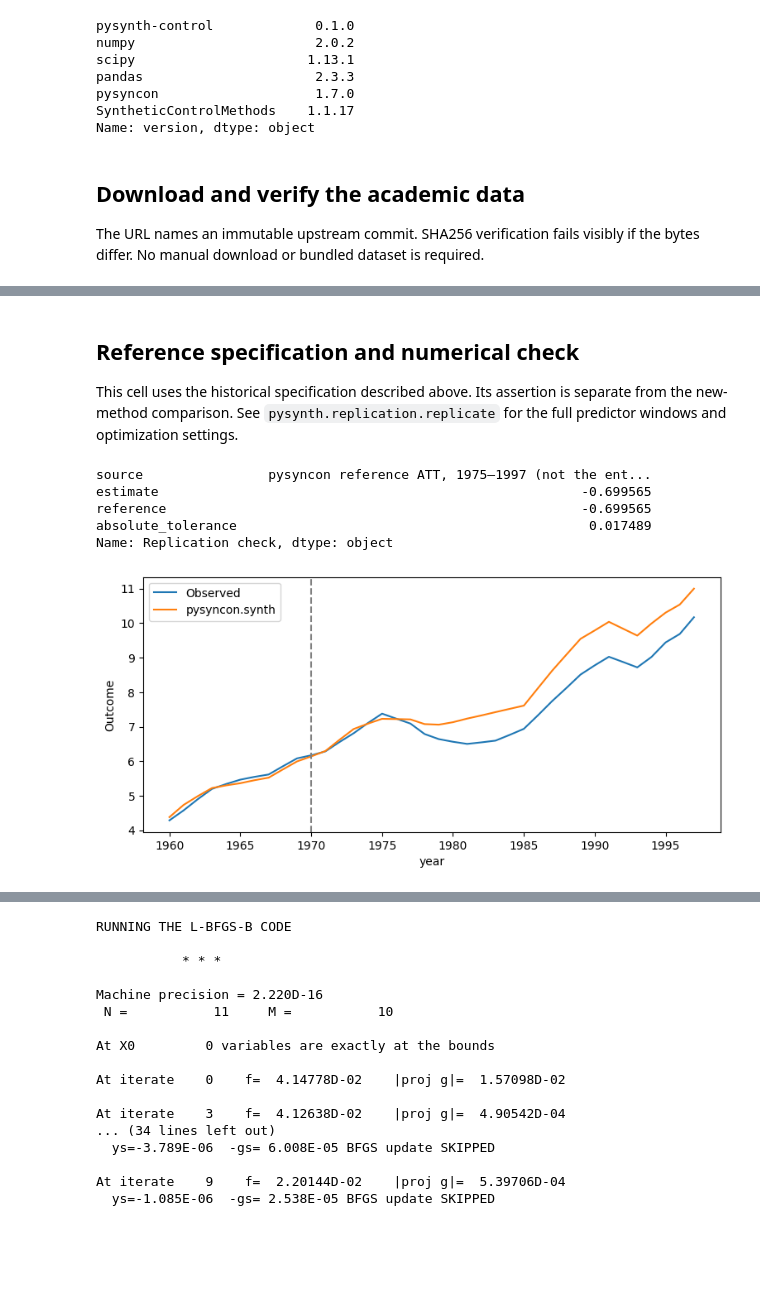
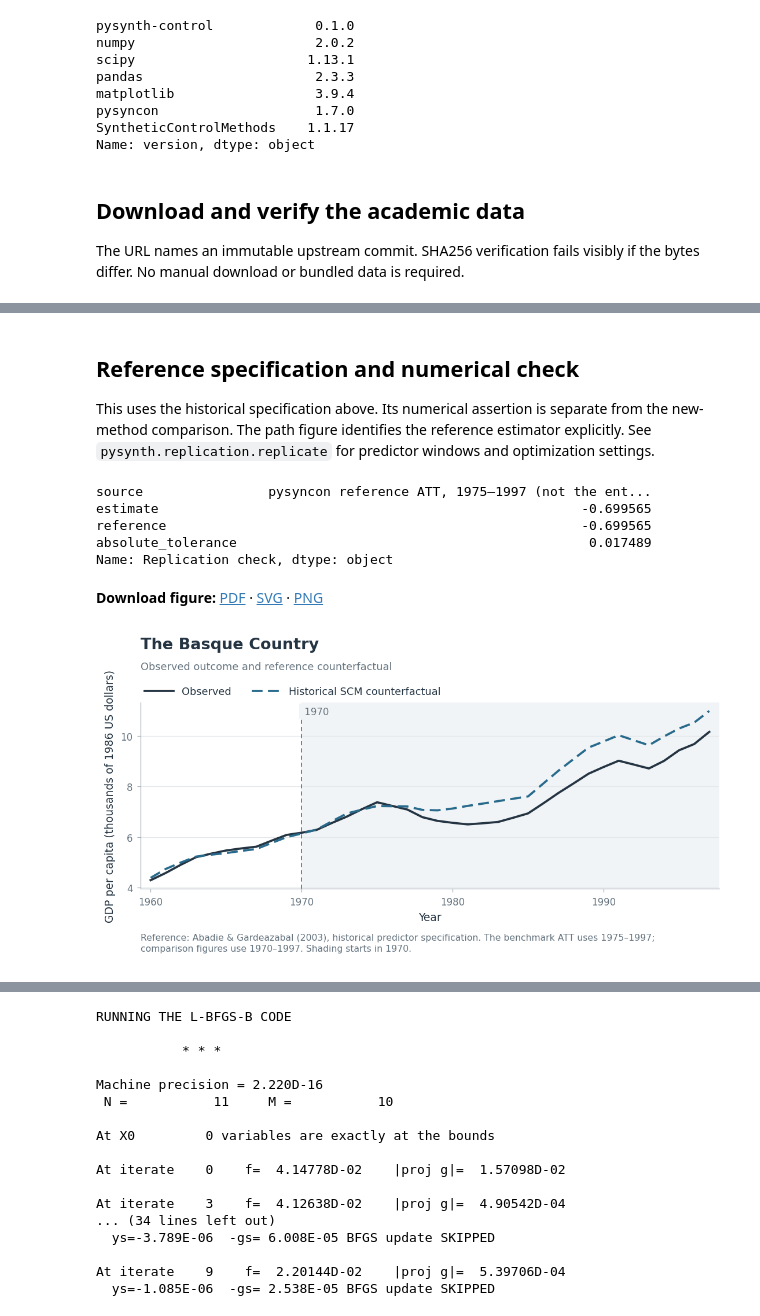
Before and after one commit to crahal/pysynthcon, a Jupyter notebook: empirical_examples/basque.ipynb, the cells around one changed output, grey strips where cells are left out. Saved outputs shown, nothing was run; the diff lists cells and outputs as text; code cells hidden in the pictures; blank space fills up the shorter version.

```diff
--- a/empirical_examples/basque.ipynb
+++ b/empirical_examples/basque.ipynb
@@ -9,32 +9,43 @@ Run from a checkout installed using `requirements-replication.txt` and `pip inst
 # %%
 %matplotlib inline
 import hashlib
+import os
 from io import BytesIO
+from pathlib import Path
 from importlib.metadata import version
 
 import numpy as np
 import pandas as pd
 import requests
 import matplotlib.pyplot as plt
+from IPython.display import Markdown, display
 
-from pysynth import (SyntheticControl, SCUL, IndividualSC, TwoStageIndividualSC, SyntheticDID,
-                     DifferenceInDifferences, PySyncon, SCM, compare)
+from pysynth import (
+    SyntheticControl, SCUL, IndividualSC, TwoStageIndividualSC,
+    SyntheticDID, DifferenceInDifferences, PySyncon, SCM, compare,
+    plot_paths, plot_effects, plot_comparison, save_figure,
+)
 from pysynth.datasets import DATASETS
 from pysynth.replication import replicate, check_replication
 
-pd.Series({p: version(p) for p in ['pysynth-control', 'numpy', 'scipy', 'pandas', 'pysyncon', 'SyntheticControlMethods']}, name='version')
+pd.Series({p: version(p) for p in [
+    'pysynth-control', 'numpy', 'scipy', 'pandas', 'matplotlib',
+    'pysyncon', 'SyntheticControlMethods',
+]}, name='version')
 # %% [output]
 pysynth-control             0.1.0
 numpy                       2.0.2
 scipy                      1.13.1
 pandas                      2.3.3
+matplotlib                  3.9.4
 pysyncon                    1.7.0
 SyntheticControlMethods    1.1.17
 Name: version, dtype: object
 # %% [markdown]
 ## Download and verify the academic data
 
-The URL names an immutable upstream commit. SHA256 verification fails visibly if the bytes differ. No manual download or bundled dataset is required.
+The URL names an immutable upstream commit. SHA256 verification fails
+visibly if the bytes differ. No manual download or bundled data is required.
 # %%
 name = 'basque'
 spec = DATASETS[name]
@@ -60,18 +71,45 @@ https://raw.githubusercontent.com/sdfordham/pysyncon/b77dc20e29b012ab03ca1d4caee
 # %% [markdown]
 ## Reference specification and numerical check
 
-This cell uses the historical specification described above. Its assertion is separate from the new-method comparison. See `pysynth.replication.replicate` for the full predictor windows and optimization settings.
+This uses the historical specification above. Its numerical assertion is
+separate from the new-method comparison. The path figure identifies the
+reference estimator explicitly. See `pysynth.replication.replicate` for
+predictor windows and optimization settings.
-# %%
-reference = replicate(name, data)
-report = check_replication(name, reference)
-display(pd.Series(report, name='Replication check'))
-reference.plot()
-plt.show()
-# %% [output]
-source                pysyncon reference ATT, 1975–1997 (not the ent...
-estimate                                                      -0.699565
-reference                                                     -0.699565
-absolute_tolerance                                             0.017489
-Name: Replication check, dtype: object
-[figure, removed]
+# %%
+figure_details = {'case': 'The Basque Country', 'outcome': 'GDP per capita (thousands of 1986 US dollars)', 'effect': 'Effect on GDP per capita (thousands of 1986 US dollars)', 'units': 'thousand 1986 US$', 'periods': '1960–1969 pretreatment · 1970–1997 post-treatment · 17 donors', 'onset': '1970', 'reference': 'Historical SCM counterfactual', 'reference_note': 'Reference: Abadie & Gardeazabal (2003), historical predictor specification. The benchmark ATT uses 1975–1997; comparison figures use 1970–1997. Shading starts in 1970.'}
+# Works when the kernel starts in either the repository or notebook folder.
+example_dir = Path.cwd() if Path.cwd().name == 'empirical_examples' else Path.cwd() / 'empirical_examples'
+figure_dir = Path(os.environ.get('PYSYNTH_FIGURE_DIR', example_dir / 'figures')) / name
+
+def export_figure(fig, kind):
+    paths = save_figure(fig, figure_dir / f'{name}-{kind}')
+    links = ' · '.join(
+        f'[{p.suffix[1:].upper()}](figures/{name}/{p.name})' for p in paths
+    )
+    display(Markdown('**Download figure:** ' + links))
+    return paths
+
+reference = replicate(name, data)
+report = check_replication(name, reference)
+display(pd.Series(report, name='Replication check'))
+ax = plot_paths(
+    reference,
+    title=figure_details['case'],
+    subtitle='Observed outcome and reference counterfactual',
+    ylabel=figure_details['outcome'], xlabel='Year',
+    observed_label='Observed',
+    counterfactual_label=figure_details['reference'],
+    intervention_label=figure_details['onset'],
+    note=figure_details['reference_note'],
+)
+reference_files = export_figure(ax.figure, 'reference')
+plt.show()
+# %% [output]
+source                pysyncon reference ATT, 1975–1997 (not the ent...
+estimate                                                      -0.699565
+reference                                                     -0.699565
+absolute_tolerance                                             0.017489
+Name: Replication check, dtype: object
+**Download figure:** [PDF](figures/basque/basque-reference.pdf) · [SVG](figures/basque/basque-reference.svg) · [PNG](figures/basque/basque-reference.png)
+[figure, added]
 # %% [markdown]
```
Also changed, not shown: parts of 12 cells of this notebook, 10 other files.
